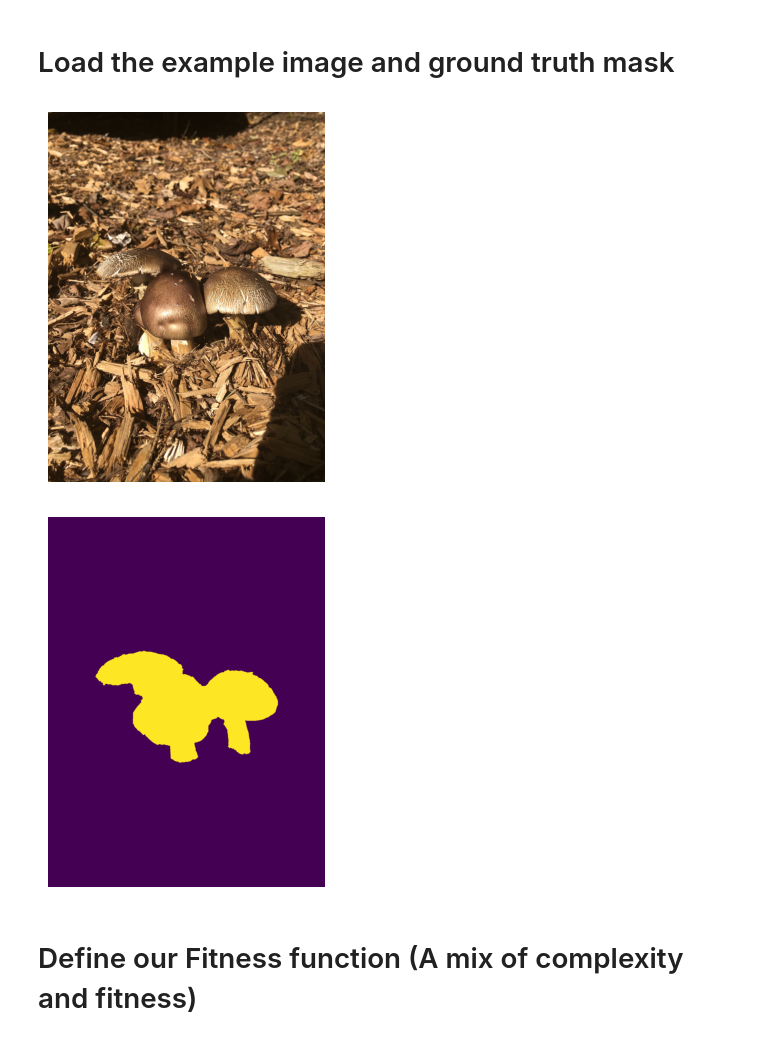
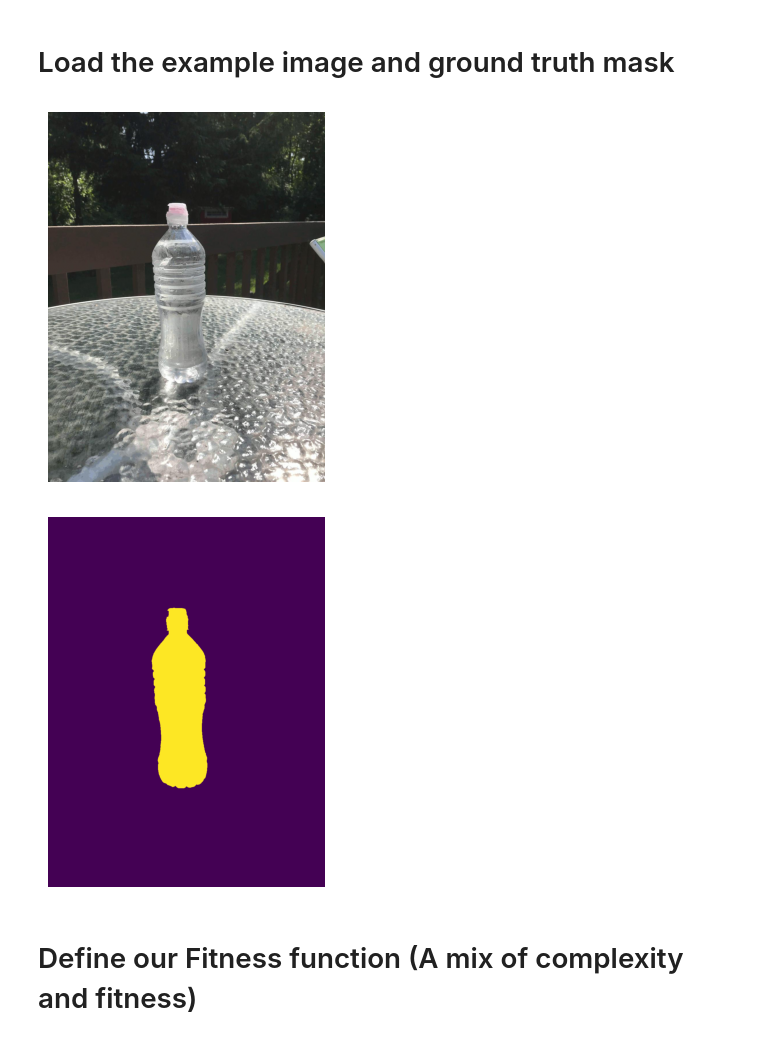
Before and after one commit to jmcalvey/see-segment, a Jupyter notebook: StackGP/SegmentationGPModelDemo.ipynb, the cells around one changed output. Saved outputs shown, nothing was run; the diff lists cells and outputs as text; code cells hidden in the pictures.

```diff
--- a/StackGP/SegmentationGPModelDemo.ipynb
+++ b/StackGP/SegmentationGPModelDemo.ipynb
@@ -442,28 +442,30 @@ def imgevolve(inputData, responseData, generations=100, maxLength=3, ops=copy.de
 # Load the example image and ground truth mask
 # %%
 #img = imageio.imread('../Image_data/Examples/AA_Chameleon.jpg')
-#img = imageio.imread('../Image_data/Examples/Waterbottle.jpg')
+img = imageio.imread('../Image_data/Examples/Waterbottle.jpg')
 #img = imageio.imread('../Image_data/Examples/ants.jpg')
 #img = imageio.imread('../Image_data/Examples/a_walk_in_the_park.jpg')
 #img = imageio.imread('../Image_data/Examples/Bambooplant.jpg')
-img = imageio.imread('../Image_data/Examples/Mushrooms.jpeg')
+#img = imageio.imread('../Image_data/Examples/Mushrooms.jpeg')
+#img = imageio.imread('../Image_data/Examples/Books.jpg')
 # convert to float image
 img=img.astype(float)/255.0
 see(img)
 # %% [output]
-[figure, old version]
+[figure, new version]
 # %%
 #gt = imageio.imread('../Image_data/Examples/AA_Chameleon_GT.png')
-#gt = imageio.imread('../Image_data/Examples/Waterbottle_GT.png')
+gt = imageio.imread('../Image_data/Examples/Waterbottle_GT.png')
 #gt = imageio.imread('../Image_data/Examples/ants_GT.png')
 #gt = imageio.imread('../Image_data/Examples/a_walk_in_the_park_GT.png')
 #gt = imageio.imread('../Image_data/Examples/Bambooplant_GT.png')
-gt = imageio.imread('../Image_data/Examples/Mushrooms_GT.png')
+#gt = imageio.imread('../Image_data/Examples/Mushrooms_GT.png')
+#gt = imageio.imread('../Image_data/Examples/Books_GT.png')
 # convert to float image
 gt=gt.astype(float)
 see(gt)
 # %% [output]
-[figure, old version]
+[figure, new version]
 # %% [markdown]
 # Define our Fitness function (A mix of complexity and fitness)
 # %%
```
Also changed, not shown: parts of 5 cells of this notebook, 3 other files.
